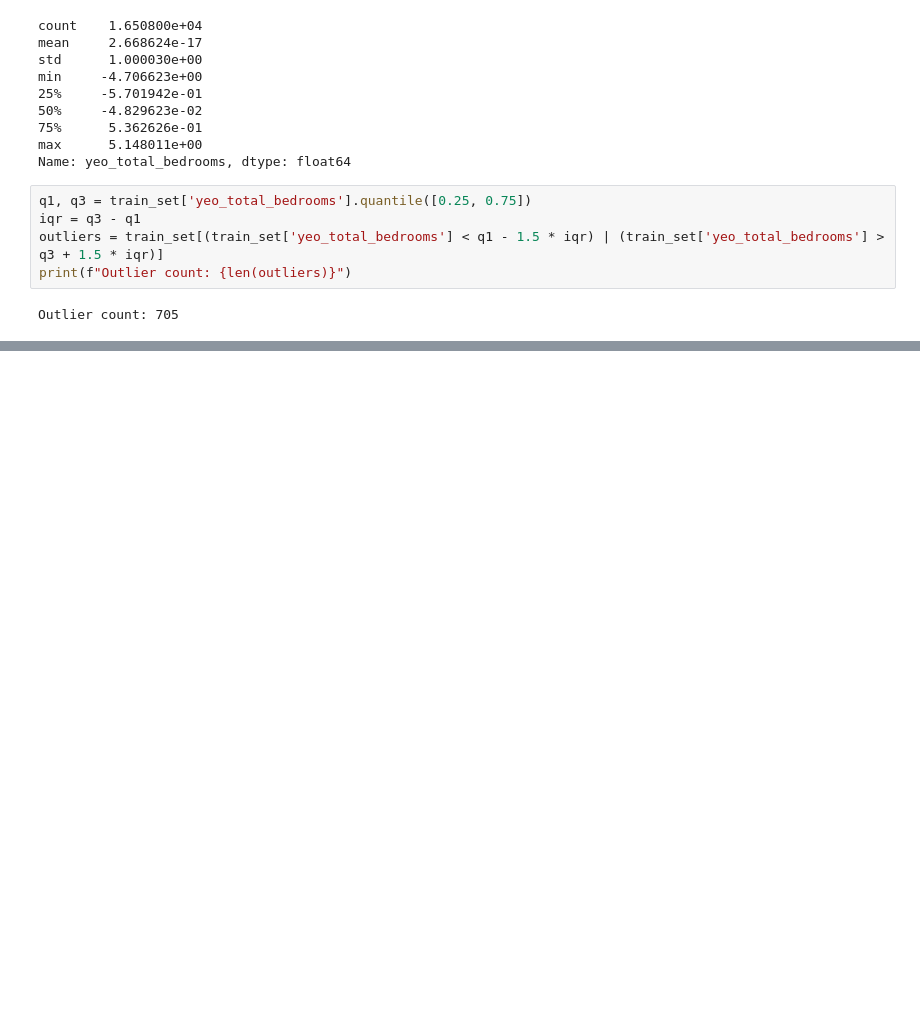
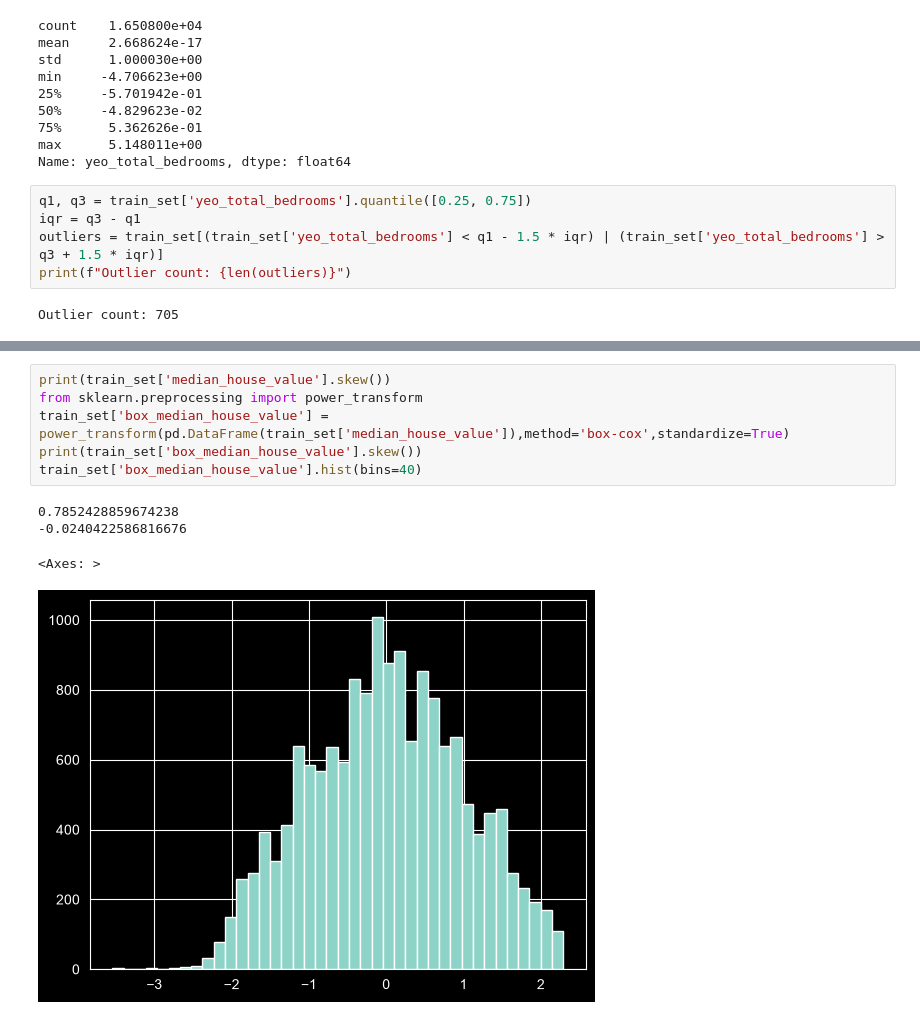
Before and after one commit to Nezzusa/HousingPredictionML, a Jupyter notebook: data Analysis.ipynb, the cells around one changed output, grey strips where cells are left out. Drawn from its saved outputs; the diff is of its cells as text; blank space fills up the shorter version.

```diff
--- a/data Analysis.ipynb
+++ b/data Analysis.ipynb
@@ -170,0 +193,11 @@ Outlier count: 705
+# %%
+print(train_set['median_house_value'].skew())
+from sklearn.preprocessing import power_transform
+train_set['box_median_house_value'] = power_transform(pd.DataFrame(train_set['median_house_value']),method='box-cox',standardize=True)
+print(train_set['box_median_house_value'].skew())
+train_set['box_median_house_value'].hist(bins=40)
+# %% [output]
+0.7852428859674238
+-0.0240422586816676
+<Axes: >
+[figure, added]
```
Also changed, not shown: parts of 19 cells of this notebook.
